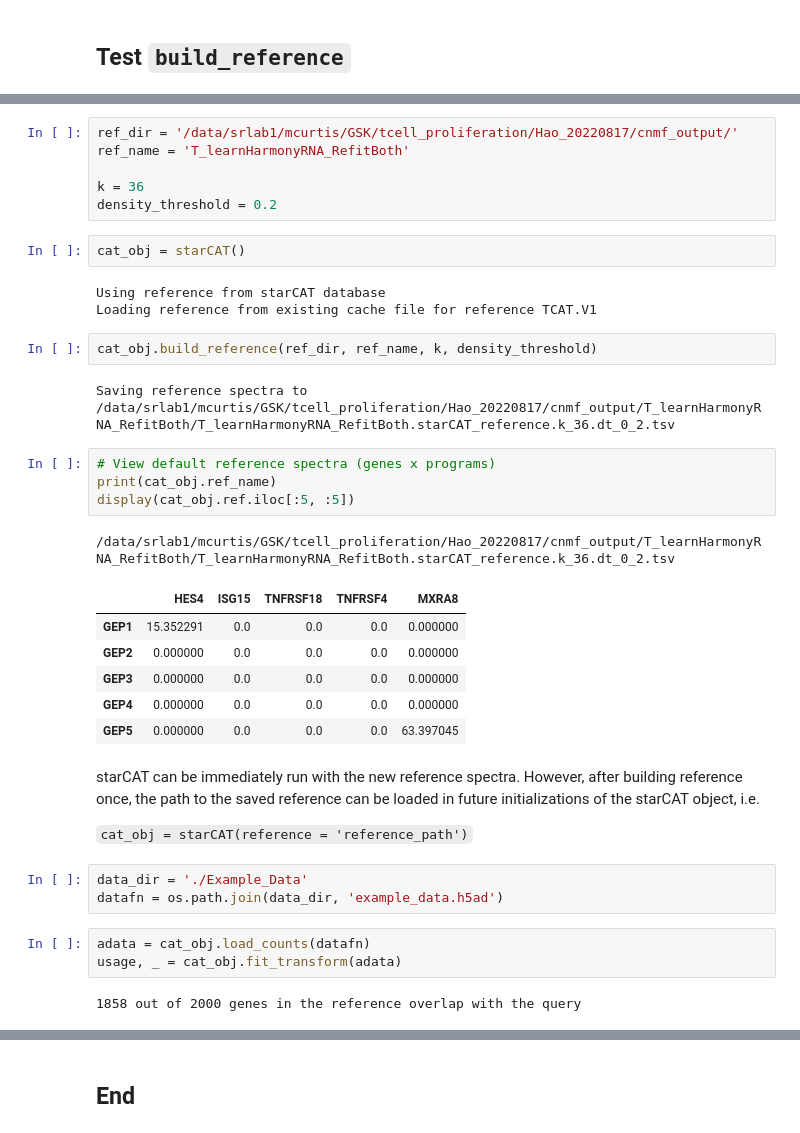
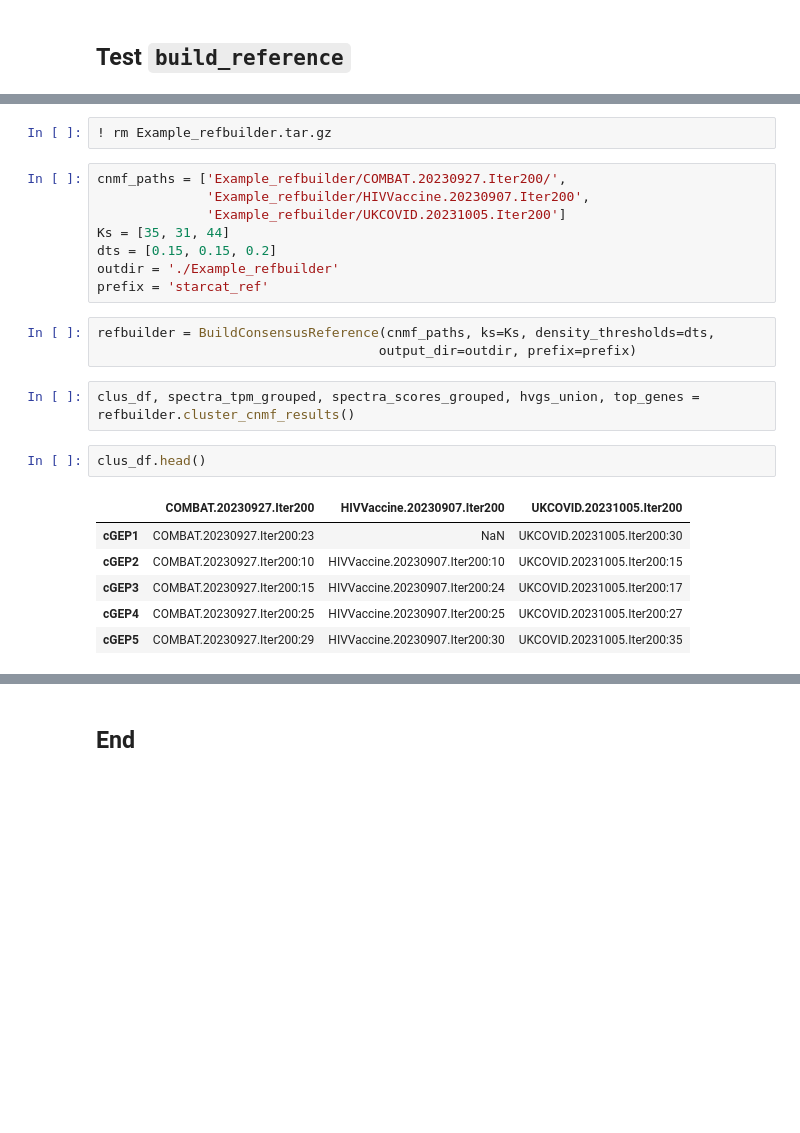
Before and after one commit to immunogenomics/starCAT, a Jupyter notebook: Testing/starCAT_testing.ipynb, the cells around one changed output, grey strips where cells are left out. Saved outputs shown, nothing was run; the diff lists cells and outputs as text; blank space fills up the shorter version.

Commit message:
Update testing notebook with re-run outputs for updated starCAT code

````diff
--- a/Testing/starCAT_testing.ipynb
+++ b/Testing/starCAT_testing.ipynb
@@ -260,39 +326,24 @@ Saving scores to /data/srlab1/TCAT/Data/starCAT/Testing/starCAT_haoetal_pbmc_mul
+# %%
+! rm Example_refbuilder.tar.gz
 # %%
-ref_dir = '/data/srlab1/mcurtis/GSK/tcell_proliferation/Hao_20220817/cnmf_output/'
-ref_name = 'T_learnHarmonyRNA_RefitBoth'
-
-k = 36
-density_threshold = 0.2
+cnmf_paths = ['Example_refbuilder/COMBAT.20230927.Iter200/',
+              'Example_refbuilder/HIVVaccine.20230907.Iter200',
+              'Example_refbuilder/UKCOVID.20231005.Iter200']
+Ks = [35, 31, 44]
+dts = [0.15, 0.15, 0.2]
+outdir = './Example_refbuilder'
+prefix = 'starcat_ref'
 # %%
-cat_obj = starCAT()
+refbuilder = BuildConsensusReference(cnmf_paths, ks=Ks, density_thresholds=dts,
+                                    output_dir=outdir, prefix=prefix)
-# %% [output]
-Using reference from starCAT database
-Loading reference from existing cache file for reference TCAT.V1
 # %%
-cat_obj.build_reference(ref_dir, ref_name, k, density_threshold)
+clus_df, spectra_tpm_grouped, spectra_scores_grouped, hvgs_union, top_genes = refbuilder.cluster_cnmf_results()
-# %% [output]
-Saving reference spectra to /data/srlab1/mcurtis/GSK/tcell_proliferation/Hao_20220817/cnmf_output/T_learnHarmonyRNA_RefitBoth/T_learnHarmonyRNA_RefitBoth.starCAT_reference.k_36.dt_0_2.tsv
 # %%
-# View default reference spectra (genes x programs)
-print(cat_obj.ref_name)
-display(cat_obj.ref.iloc[:5, :5])
+clus_df.head()
 # %% [output]
-/data/srlab1/mcurtis/GSK/tcell_proliferation/Hao_20220817/cnmf_output/T_learnHarmonyRNA_RefitBoth/T_learnHarmonyRNA_RefitBoth.starCAT_reference.k_36.dt_0_2.tsv
-|  | HES4 | ISG15 | TNFRSF18 | TNFRSF4 | MXRA8 |
-| GEP1 | 15.352291 | 0.0 | 0.0 | 0.0 | 0.000000 |
-| GEP2 | 0.000000 | 0.0 | 0.0 | 0.0 | 0.000000 |
-| GEP3 | 0.000000 | 0.0 | 0.0 | 0.0 | 0.000000 |
-| GEP4 | 0.000000 | 0.0 | 0.0 | 0.0 | 0.000000 |
-| GEP5 | 0.000000 | 0.0 | 0.0 | 0.0 | 63.397045 |
+|  | COMBAT.20230927.Iter200 | HIVVaccine.20230907.Iter200 | UKCOVID.20231005.Iter200 |
+| cGEP1 | COMBAT.20230927.Iter200:23 | NaN | UKCOVID.20231005.Iter200:30 |
+| cGEP2 | COMBAT.20230927.Iter200:10 | HIVVaccine.20230907.Iter200:10 | UKCOVID.20231005.Iter200:15 |
+| cGEP3 | COMBAT.20230927.Iter200:15 | HIVVaccine.20230907.Iter200:24 | UKCOVID.20231005.Iter200:17 |
+| cGEP4 | COMBAT.20230927.Iter200:25 | HIVVaccine.20230907.Iter200:25 | UKCOVID.20231005.Iter200:27 |
+| cGEP5 | COMBAT.20230927.Iter200:29 | HIVVaccine.20230907.Iter200:30 | UKCOVID.20231005.Iter200:35 |
-# %% [markdown]
-starCAT can be immediately run with the new reference spectra. However, after building reference once, the path to the saved reference can be loaded in future initializations of the starCAT object, i.e.
-
-```cat_obj = starCAT(reference = 'reference_path')```
-# %%
-data_dir = './Example_Data'
-datafn = os.path.join(data_dir, 'example_data.h5ad')
-# %%
-adata = cat_obj.load_counts(datafn)
-usage, _ = cat_obj.fit_transform(adata)
-# %% [output]
-1858 out of 2000 genes in the reference overlap with the query
````
Also changed, not shown: parts of 37 cells of this notebook.
